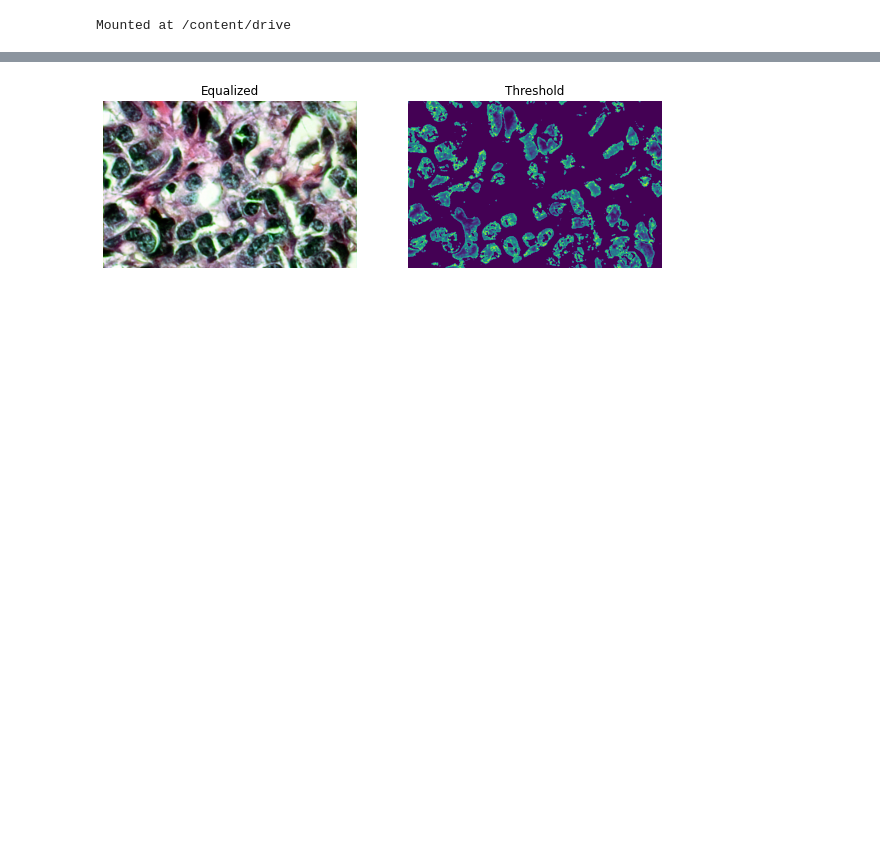
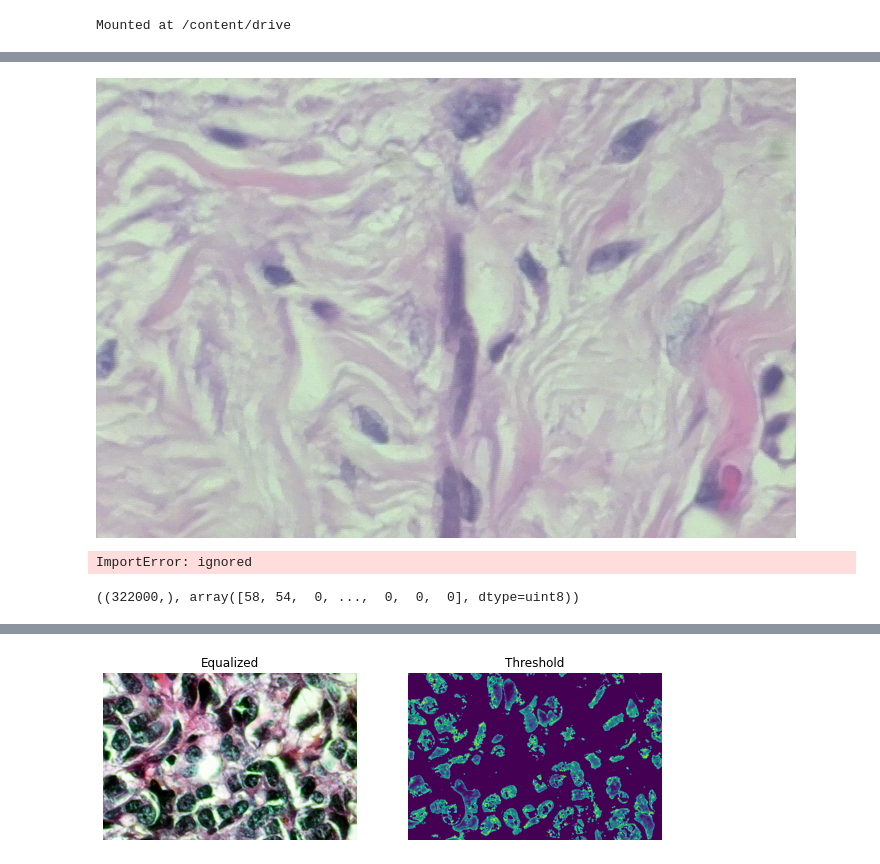
Before and after one commit to Nadeem-Anwar/Nadeem-Anwar, a Jupyter notebook: Cancer.ipynb, the cells around one changed output, grey strips where cells are left out. Saved outputs shown, nothing was run; the diff lists cells and outputs as text; code cells hidden in the pictures; blank space fills up the shorter version.

```diff
--- a/Cancer.ipynb
+++ b/Cancer.ipynb
@@ -191,0 +316,63 @@ pyplot.imsave(destination + '/BreaKHis_v1/demo.png', binarized)
+# %%
+import cv2
+import numpy as np
+from google.colab.patches import cv2_imshow
+
+def binarise(r):
+  r = cv2.cvtColor(r, cv2.COLOR_RGB2GRAY)
+  print(r.shape)
+  a = r[0].min()
+  b = r[0].max()
+  for i in range(r.shape[0]):
+    for j in range(r.shape[1]):
+      if r[i][j] == a:
+        r[i][j] = 0
+      elif r[i][j] == b:
+        r[i][j] = 255
+  cv2_imshow(r)
+
+# COLOR QUANTIZATION (K=2) using cv2.kmeans()
+def color_Quantize(image_spot):
+  image_spot_reshaped = image_spot.reshape((image_spot.shape[0] * image_spot.shape[1], 3))
+
+  # convert to np.float32
+  Z = np.float32(image_spot_reshaped)
+  # define criteria, number of clusters(K) and apply kmeans()
+  criteria = (cv2.TERM_CRITERIA_EPS + cv2.TERM_CRITERIA_MAX_ITER, 10, 1.0)
+  K = 2
+  ret, label, center = cv2.kmeans(Z, K, None, criteria, 10, cv2.KMEANS_RANDOM_CENTERS)
+  # Now convert back into uint8, and make original image
+  center = np.uint8(center)
+  res = center[label.flatten()]
+  res2 = res.reshape((image_spot.shape))
+  cv2_imshow(image_spot)
+  #cv2_imshow(res2)
+  #binarise(res2)
+
+color_Quantize(Bx_train[23])
+# %% [output]
+[figure, added]
+# %%
+from scipy.misc import imread, imsave
+from google.colab.patches import cv2_imshow
+f = '/content/sample_data/BreaKHis_v1/benign/SOB_B_A-14-22549AB-400-001.png'
+img = imread(f, mode='L')
+t=96
+#print(img)
+binarized = 1.0*(img>t)
+print(binarized)
+cv2_imshow(binarized)
+imsave(destination + '/BreaKHis_v1/bin.png', binarized)
+# %% [output]
+ImportError: ignored
+# %%
+import numpy as np
+
+im = Mx_train_pre[10]
+H, W = im.shape
+
+# Grayscale Pixel Values as Features
+features = np.reshape(im, (H * W))
+features.shape, features
+# %% [output]
+((322000,), array([58, 54,  0, ...,  0,  0,  0], dtype=uint8))
```
Also changed, not shown: parts of 25 cells of this notebook.
